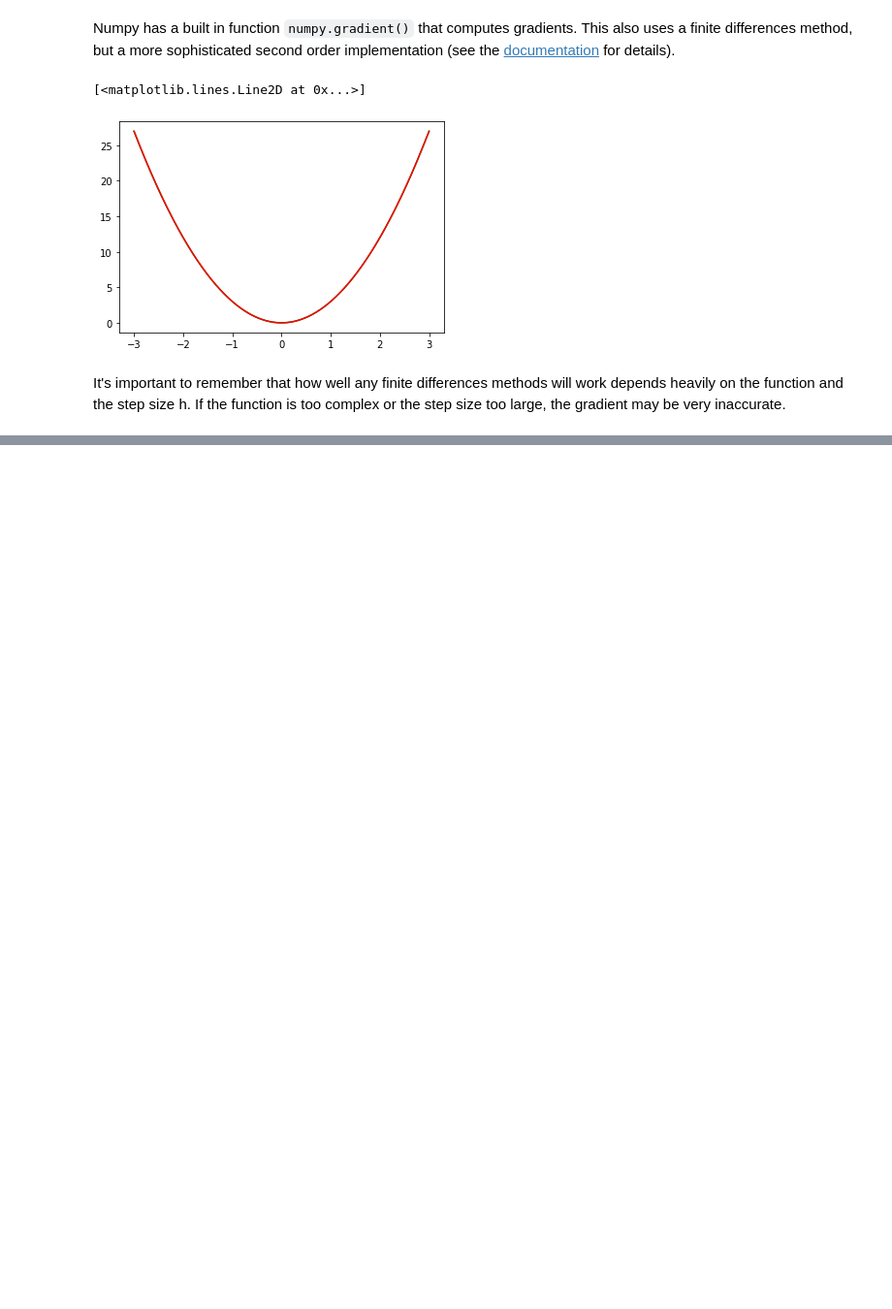
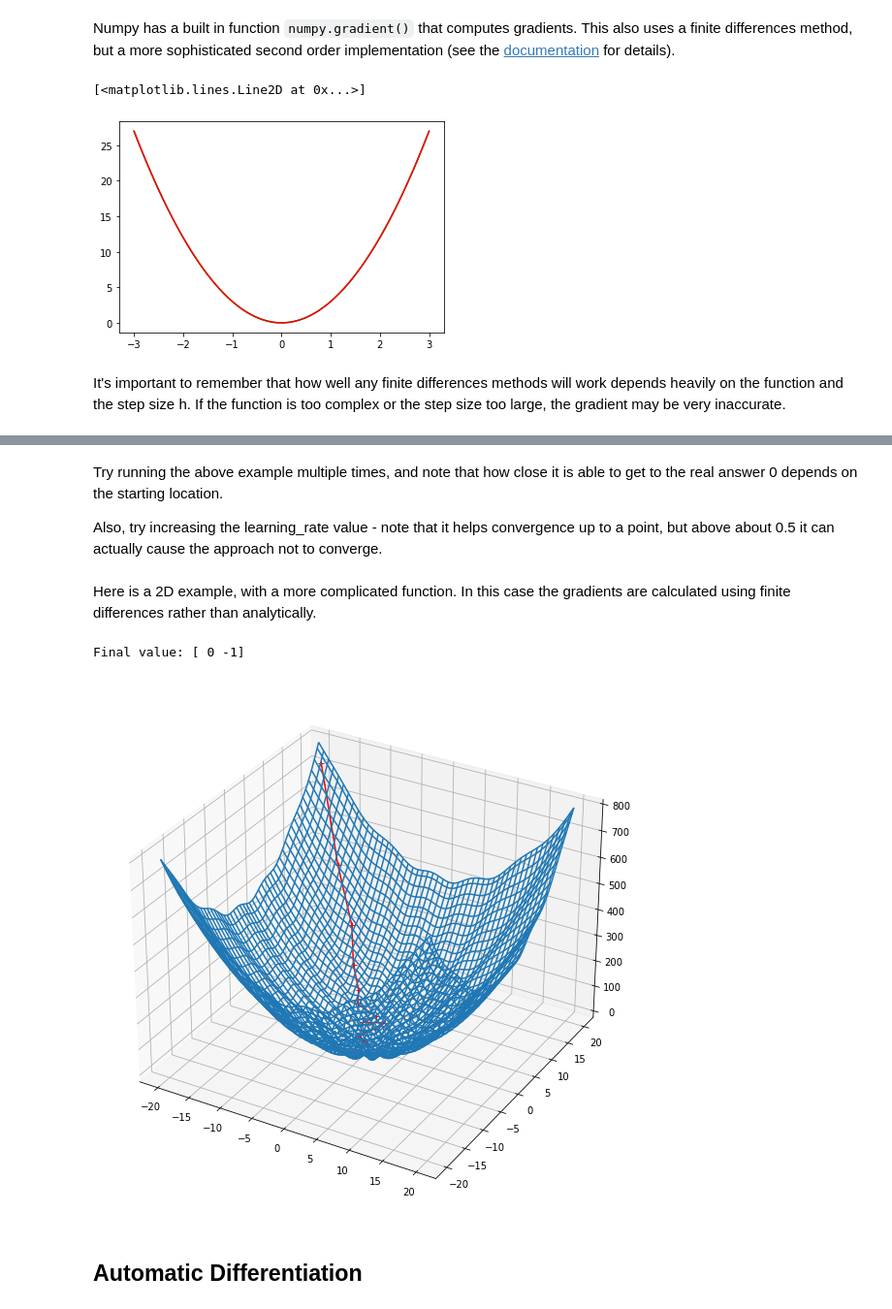
Before and after one commit to drwalton/cgvi-python-intro, a Jupyter notebook: 08_differentiation.ipynb, the cells around one changed output, grey strips where cells are left out. Shown at 97% size. Cells and saved outputs as stored; diff of their text form; code cells hidden in the pictures; blank space fills up the shorter version.

```diff
--- a/08_differentiation.ipynb
+++ b/08_differentiation.ipynb
@@ -88,0 +128,66 @@ It's important to remember that how well any finite differences methods will wor
+# %% [markdown]
+Try running the above example multiple times, and note that how close it is able to get to the real answer 0 depends on the starting location.
+
+Also, try increasing the learning_rate value - note that it helps convergence up to a point, but above about 0.5 it can actually cause the approach not to converge.
+# %% [markdown]
+Here is a 2D example, with a more complicated function. In this case the gradients are calculated using finite differences rather than analytically.
+# %%
+plt.figure(figsize=(10,10))
+ax = plt.axes(projection='3d')
+
+n_rows = 100
+
+x = np.linspace(-20, 20, num=n_rows)
+y = np.linspace(-20, 20, num=n_rows)
+x, y = np.meshgrid(x, y)
+
+# This makes the polar function r**2 + 10 * sin(20 * theta)
+# This is a parabolic bowl with some oscillations from the sin function.
+radius = np.sqrt(x*x + y*y)
+angle = np.arctan2(y, x)
+height = (radius**2) + 10*np.sin(angle*20)
+
+stepsize = (20 - (-20)) / n_rows
+
+# Finding the gradients along each axis using finite differences.
+x_grad_height = np.gradient(height, stepsize, axis=0)
+y_grad_height = np.gradient(height, stepsize, axis=1)
+
+# Parameters for the gradient descent - try changing these & see what happens!
+initial_value = np.array([-19, 19])
+learning_rate = 0.1
+n_steps = 50
+
+step_vals = np.zeros([n_steps, 2]) # Make an array to store the result of gradient descent at each step.
+curr_val = initial_value
+step_vals[0] = curr_val
+step_heights = np.zeros([n_steps])
+
+for step in range(1, n_steps):
+    # Here we find the indices we need to look up in the gradient arrays to find the current gradient.
+    x_idx = int(((curr_val[0] + 20) / 40) * n_rows)
+    y_idx = int(((curr_val[1] + 20) / 40) * n_rows)
+
+    # Now we use these indices to find the gradients in X and Y
+    x_grad = x_grad_height[x_idx, y_idx]
+    y_grad = y_grad_height[x_idx, y_idx]
+
+    # Finally we can use these gradient values to take a step in the gradient descent.
+    curr_val[0] -= learning_rate * x_grad
+    curr_val[1] -= learning_rate * y_grad
+
+    step_vals[step, :] = curr_val
+    step_heights[step-1] = height[x_idx, y_idx]
+
+# Print the final position ()
+print("Final value:", curr_val)
+
+ax.plot_wireframe(x, y, height)
+ax.plot(step_vals[:,0], step_vals[:,1], step_heights, "r+-")
+
+plt.show()
+# %% [output]
+Final value: [ 0 -1]
+[figure, added]
+# %% [markdown]
+## Automatic Differentiation
```
Also changed, not shown: parts of 3 cells of this notebook, 1 other file.
